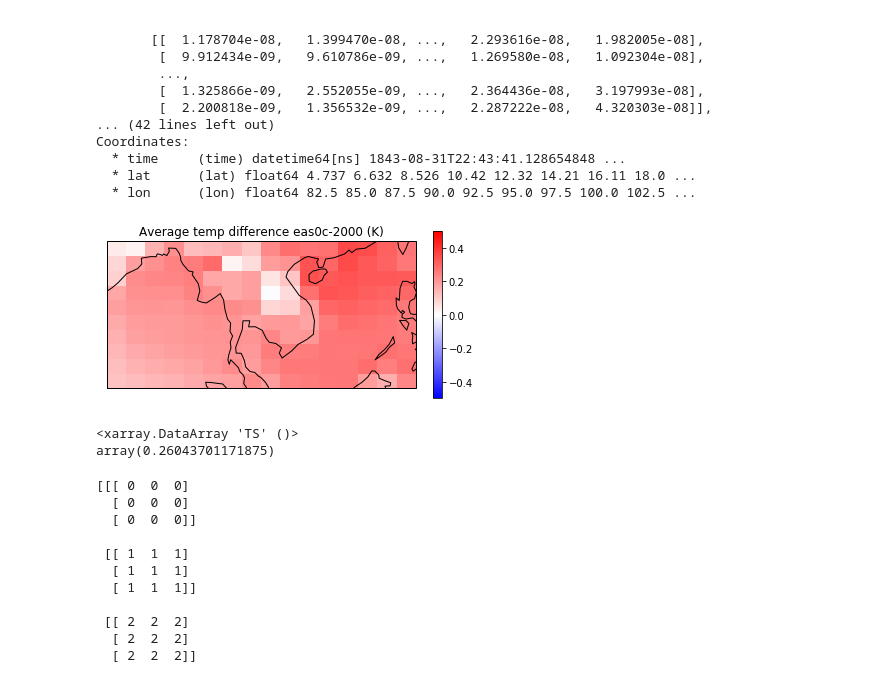
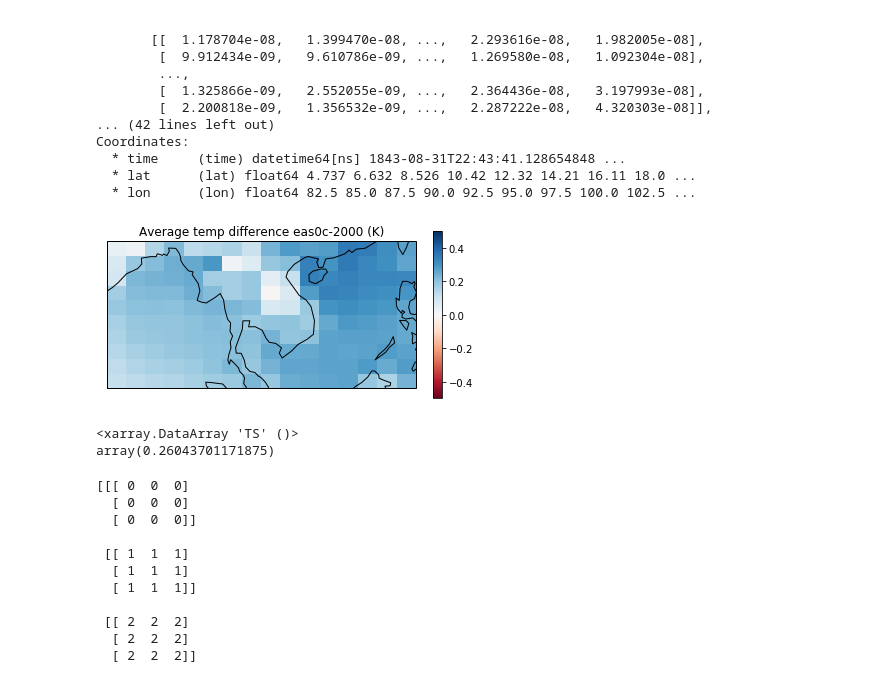
Before and after one commit to likkhian/principia, a Jupyter notebook: cesm_output_regional_analysis.ipynb, the cells around one changed output. Cells and saved outputs as stored; diff of their text form; code cells hidden in the pictures.

Commit message:
updated with more plots!

```diff
--- a/cesm_output_regional_analysis.ipynb
+++ b/cesm_output_regional_analysis.ipynb
@@ -252,19 +432,21 @@ ts2000=ts2000a.sel(lat=slice(latmin, latmax),lon=slice(lonmin,lonmax))
 tseas0c=tseas0ca.sel(lat=slice(latmin, latmax),lon=slice(lonmin,lonmax))
 # %%
 tsdiff=np.mean(tseas0c.TS,axis=0)-np.mean(ts2000.TS,axis=0)
+tslons=tseas0c.lon
+tslats=tseas0c.lat
 plt.subplot(projection=ccrs.PlateCarree())
-plt.pcolor(lons, lats,tsdiff,cmap='bwr',vmax=0.5,vmin=-0.5)
+plt.pcolor(tslons, tslats,tsdiff,cmap='RdBu',vmax=0.5,vmin=-0.5)
 ax=plt.gca()
 ax.set_title('Average temp difference eas0c-2000 (K)')
 ax.coastlines()
-cmap = plt.get_cmap('bwr')
+cmap = plt.get_cmap('RdBu')
 sm = plt.cm.ScalarMappable(cmap=cmap,norm=matplotlib.colors.Normalize(vmin=-0.5, vmax=0.5))
 sm._A = []
 plt.colorbar(sm,ax=ax,fraction=0.025, pad=0.05)
 plt.show()
 print(np.mean(tseas0c.TS)-np.mean(ts2000.TS))
 # %% [output]
-[figure, old version]
+[figure, new version]
 <xarray.DataArray 'TS' ()>
 array(0.26043701171875)
 # %%
```
Also changed, not shown: parts of 29 cells of this notebook.
